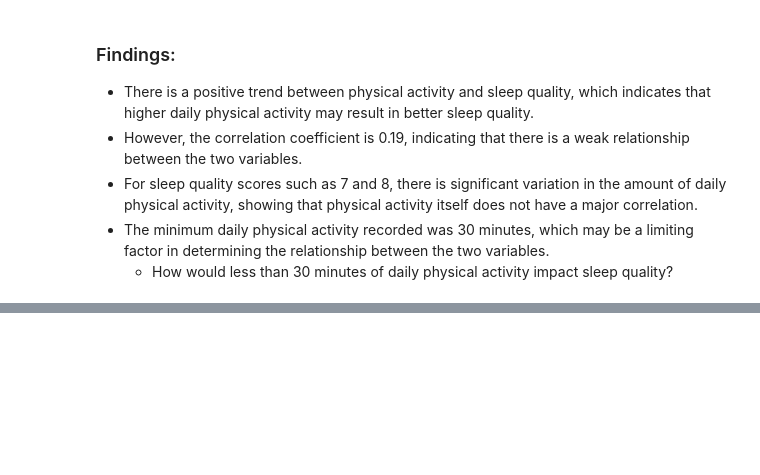
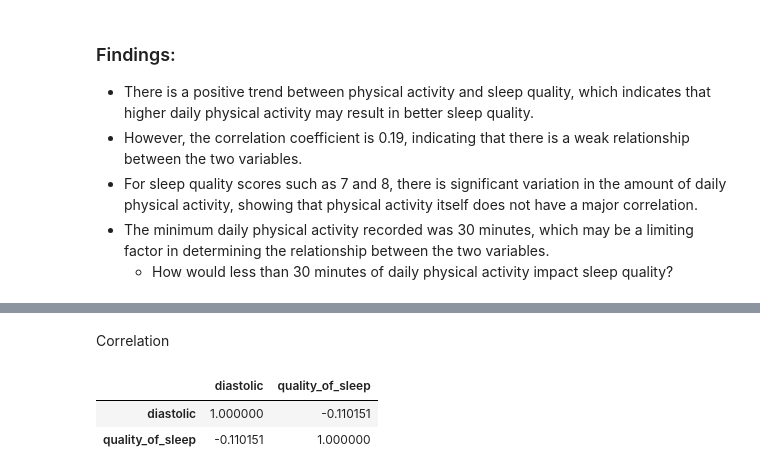
Before and after one commit to shamitsoni/Sleep-Health, a Jupyter notebook: notebooks/analysis.ipynb, the cells around one changed output, grey strips where cells are left out. Cells and saved outputs as stored; diff of their text form; code cells hidden in the pictures; blank space fills up the shorter version.

```diff
--- a/notebooks/analysis.ipynb
+++ b/notebooks/analysis.ipynb
@@ -152,0 +189,8 @@ df[["physical_activity_level", "quality_of_sleep"]].corr()
+# %% [markdown]
+Correlation
+# %%
+df[["diastolic", "quality_of_sleep"]].corr()
+# %% [output]
+|  | diastolic | quality_of_sleep |
+| diastolic | 1.000000 | -0.110151 |
+| quality_of_sleep | -0.110151 | 1.000000 |
```
Also changed, not shown: parts of 11 cells of this notebook, 1 other file.
